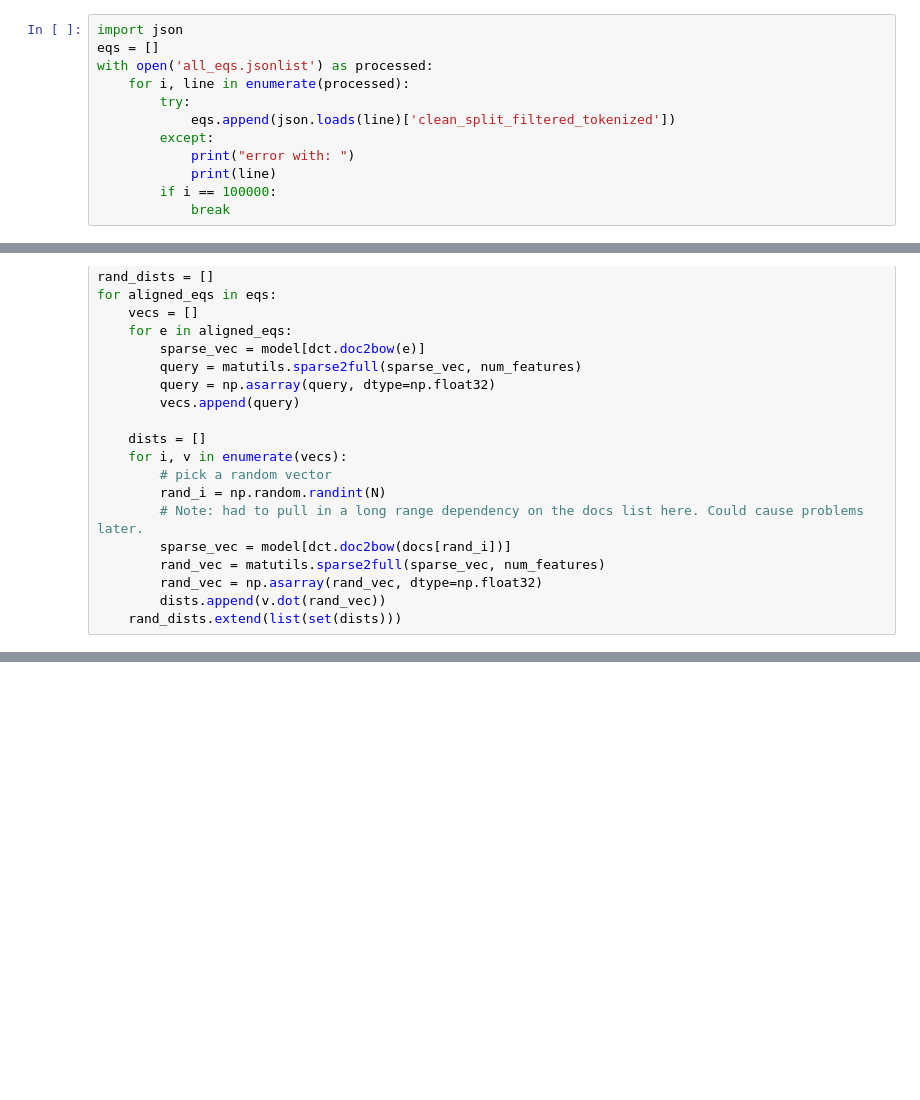
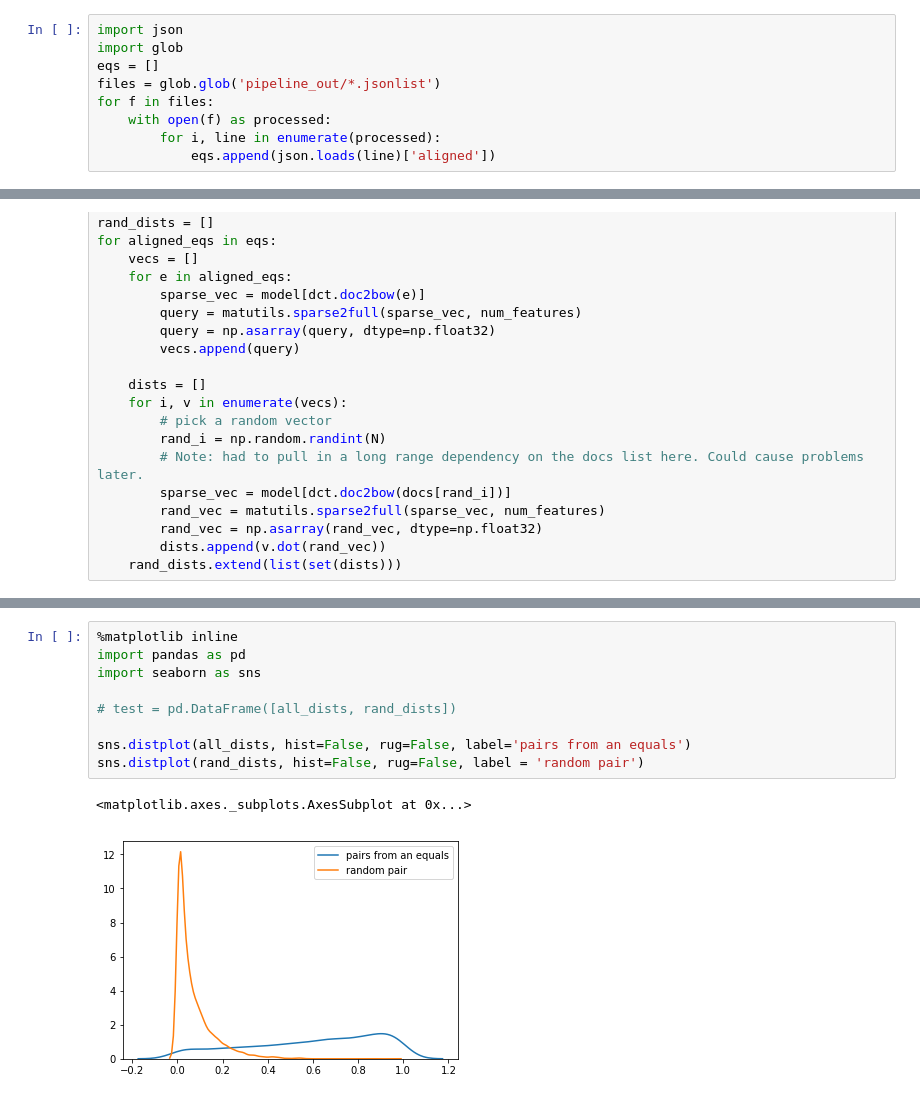
Before and after one commit to samghelms/similar_eqs_senior_proj, a Jupyter notebook: tf-idf benchmark.ipynb, the cells around one changed output, grey strips where cells are left out. Saved outputs shown, nothing was run; the diff lists cells and outputs as text; blank space fills up the shorter version.

```diff
--- a/tf-idf benchmark.ipynb
+++ b/tf-idf benchmark.ipynb
@@ -1,12 +1,9 @@
 # %%
 import json
+import glob
 eqs = []
-with open('all_eqs.jsonlist') as processed:
-    for i, line in enumerate(processed):
-        try:
-            eqs.append(json.loads(line)['clean_split_filtered_tokenized'])
-        except:
-            print("error with: ")
-            print(line)
-        if i == 100000:
-            break
+files = glob.glob('pipeline_out/*.jsonlist')
+for f in files:
+    with open(f) as processed:
+        for i, line in enumerate(processed):
+            eqs.append(json.loads(line)['aligned'])
@@ -99,0 +102,12 @@ ImportError: No module named matplotlib.pyplot
+# %%
+%matplotlib inline
+import pandas as pd
+import seaborn as sns
+
+# test = pd.DataFrame([all_dists, rand_dists])
+
+sns.distplot(all_dists, hist=False, rug=False, label='pairs from an equals')
+sns.distplot(rand_dists, hist=False, rug=False, label = 'random pair')
+# %% [output]
+<matplotlib.axes._subplots.AxesSubplot at 0x...>
+[figure, added]
```
Also changed, not shown: parts of 16 cells of this notebook, 59 other files.
